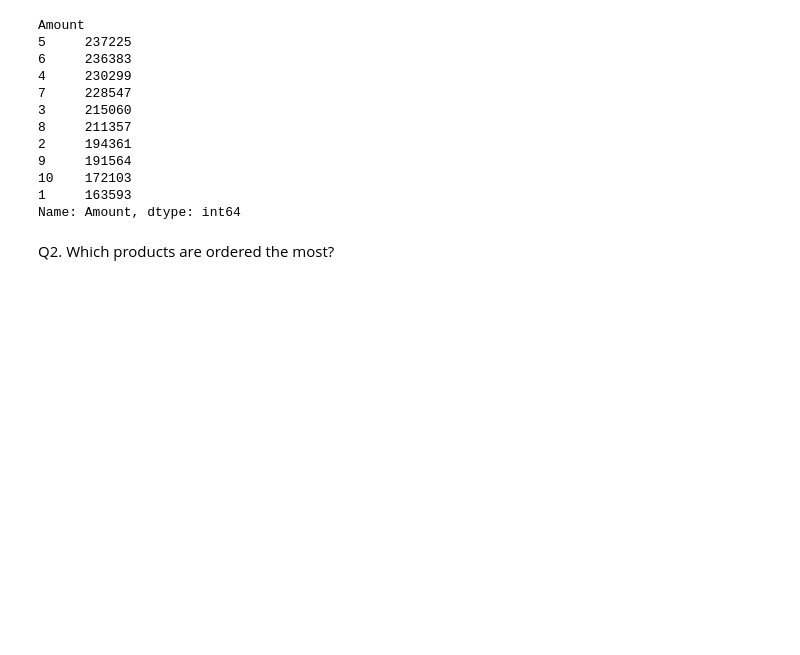
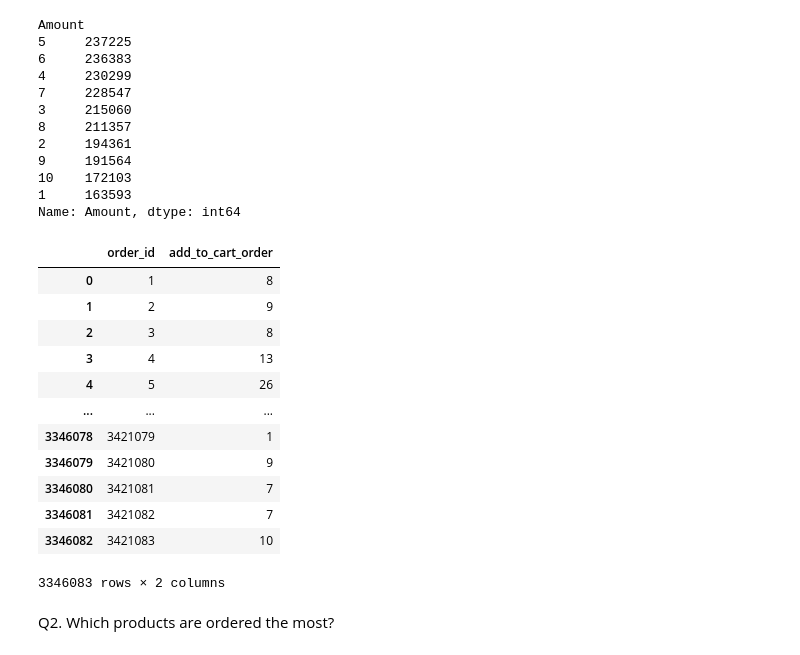
Before and after one commit to SebastienW71/customerAnalysis, a Jupyter notebook: Customer_Analysis_Business_Question.ipynb, the cells around one changed output. Cells and saved outputs as stored; diff of their text form; code cells hidden in the pictures; blank space fills up the shorter version.

```diff
--- a/Customer_Analysis_Business_Question.ipynb
+++ b/Customer_Analysis_Business_Question.ipynb
@@ -48,6 +48,23 @@ Amount
 10    172103
 1     163593
 Name: Amount, dtype: int64
+# %%
+grouped = order_products.groupby("order_id")["add_to_cart_order"].aggregate("max").reset_index()
+grouped
+# %% [output]
+|  | order_id | add_to_cart_order |
+| 0 | 1 | 8 |
+| 1 | 2 | 9 |
+| 2 | 3 | 8 |
+| 3 | 4 | 13 |
+| 4 | 5 | 26 |
+| ... | ... | ... |
+| 3346078 | 3421079 | 1 |
+| 3346079 | 3421080 | 9 |
+| 3346080 | 3421081 | 7 |
+| 3346081 | 3421082 | 7 |
+| 3346082 | 3421083 | 10 |
+3346083 rows × 2 columns
 # %% [markdown]
 Q2. Which products are ordered the most?
 # %%
```
Also changed, not shown: parts of 1 cell of this notebook.
